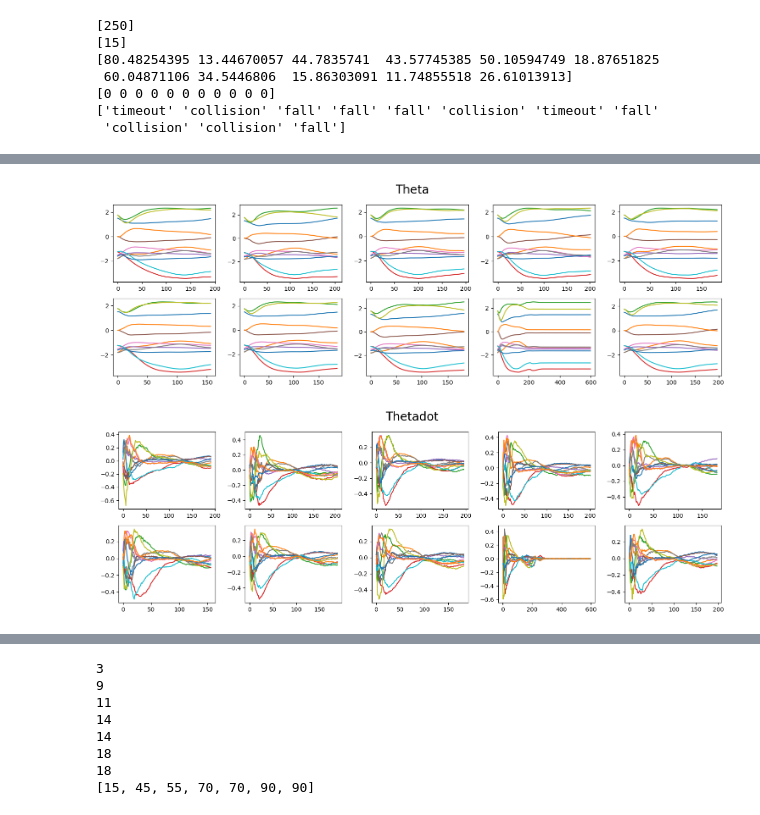
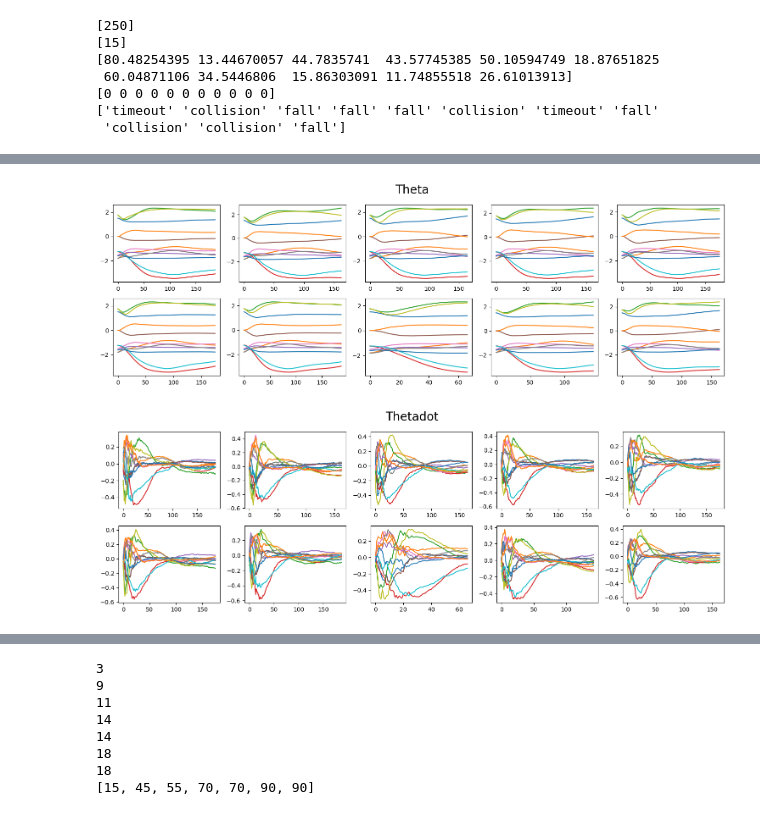
Before and after one commit to AKS-Lab-Univertsity-of-Tartu/bimanual_manipulation, a Jupyter notebook: real_demo/sampling_based_planner/benchmark.ipynb, the cells around one changed output, grey strips where cells are left out. Drawn from its saved outputs; the diff is of its cells as text; code cells hidden in the pictures.

Commit message:
benchmark 2 done

```diff
--- a/real_demo/sampling_based_planner/benchmark.ipynb
+++ b/real_demo/sampling_based_planner/benchmark.ipynb
@@ -11,7 +11,7 @@ data_path = "../../../../install/real_demo/share/real_demo/data/planner/benchmar
 batch_sizes = range(250, 1751, 250)
 file_names = list()
 for batch_size in batch_sizes:
-    file_names.append(f"bench_{batch_size}_15_2103.npz")
+    file_names.append(f"bench_{batch_size}_15_2110.npz")
 
 print(file_names)
 
@@ -92,0 +93,19 @@ plt.show()
+# %%
+cost_name_list = ['cost_r', 'cost_eef_to_obj', 'cost_obj_to_targ', 'cost_dist', 'cost_zy']
+
+fig, axes = plt.subplots(4, 5, figsize=(15, 10))
+idx = 1
+b = 1
+for i in range(4):
+    for j in range(5):
+        for cost in cost_name_list:
+            axes[i, j].plot(data_files[b][cost][idx], label=cost)
+
+        axes[i, j].set_title(f"#{idx}: {data_files[b]['success'][idx]}")
+        idx+=1
+
+fig.suptitle("Cost", fontsize=20)
+
+plt.tight_layout()
+plt.legend()
+plt.show()
@@ -93,9 +145,10 @@ plt.show()
 # %%
 fig, axes = plt.subplots(2, 5, figsize=(15, 5))
 idx = 1
+b=6
 for i in range(2):
     for j in range(5):
-        axes[i, j].plot(data['theta'][idx])
+        axes[i, j].plot(data_files[b]['theta'][idx])
         idx+=1
 
 fig.suptitle("Theta", fontsize=20)
@@ -103,18 +156,19 @@ fig.suptitle("Theta", fontsize=20)
 plt.tight_layout()
 plt.show()
 # %% [output]
-[figure, old version]
+[figure, new version]
 # %%
 fig, axes = plt.subplots(2, 5, figsize=(15, 5))
 idx = 1
+b = 6
 for i in range(2):
     for j in range(5):
-        axes[i, j].plot(data['thetadot'][idx])
+        axes[i, j].plot(data_files[b]['thetadot'][idx])
         idx+=1
 
 fig.suptitle("Thetadot", fontsize=20)
 
 plt.tight_layout()
 plt.show()
 # %% [output]
-[figure, old version]
+[figure, new version]
```
Also changed, not shown: parts of 10 cells of this notebook, 1 other file.
